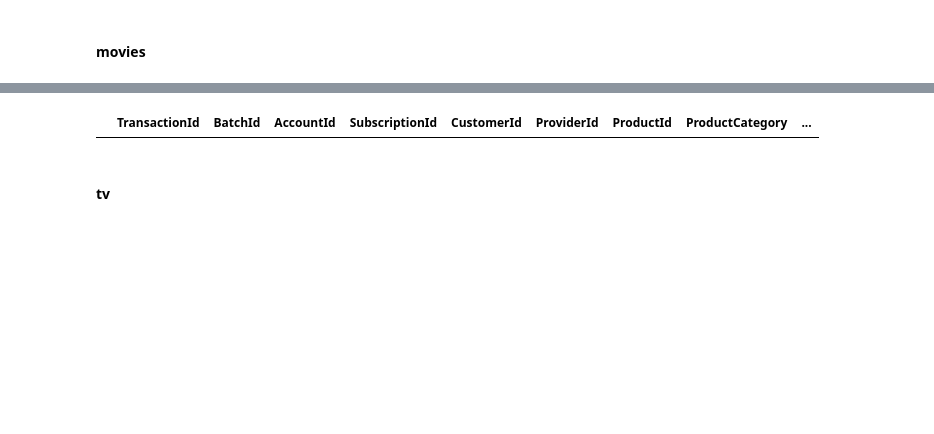
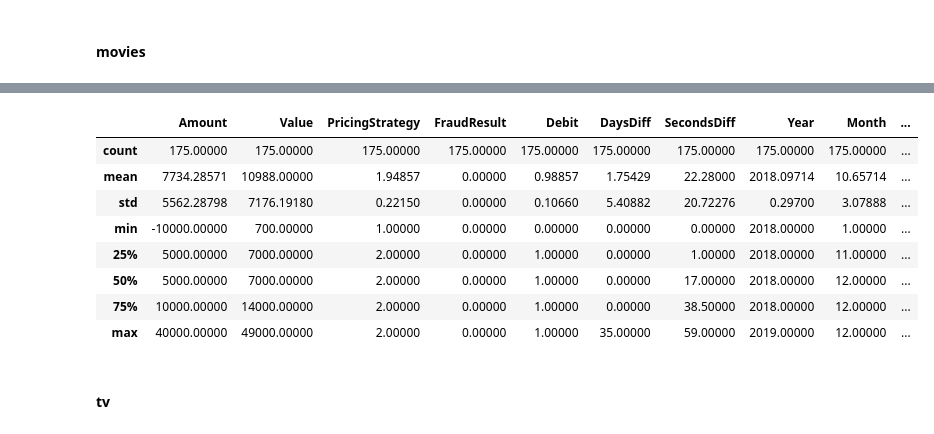
Before and after one commit to vicqybayu/Zindi-Xente-Fraud-Detection, a Jupyter notebook: Xente_Fraud_Detection_Project.ipynb, the cells around one changed output, grey strips where cells are left out. Cells and saved outputs as stored; diff of their text form; code cells hidden in the pictures; blank space fills up the shorter version.

```diff
--- a/Xente_Fraud_Detection_Project.ipynb
+++ b/Xente_Fraud_Detection_Project.ipynb
@@ -254,6 +254,8 @@ df_account_sorted
 95662 rows × 17 columns
 # %%
 # Let's mince the TransactionStartTime column into separate element such as year, month, etc
+import datetime
+df_account_sorted['DayName'] = df_account_sorted.TransactionStartTime.apply(lambda x: datetime.date(x.year, x.month, x.day).strftime('%A'))
 df_account_sorted['Year'] = df_account_sorted.TransactionStartTime.apply(lambda x: x.year)
 df_account_sorted['Month'] = df_account_sorted.TransactionStartTime.apply(lambda x: x.month)
 df_account_sorted['Day'] = df_account_sorted.TransactionStartTime.apply(lambda x: x.day)
@@ -363,3 +344,7 @@ df_account_sorted[df_account_sorted.AccountId == 'AccountId_953'].groupby('Produ
+# %%
+df_account_sorted['HoursDiff'] = df_account_sorted.SecondsDiff.values // 3600
+df_account_sorted['MinutesDiff'] = df_account_sorted.SecondsDiff.values % 3600 // 60
+df_account_sorted.SecondsDiff = df_account_sorted.SecondsDiff.values % 3600 % 60
 # %%
 df_account_sorted.groupby('ProductCategory').median()
 # %% [output]
@@ -540,7 +489,15 @@ df_account_sorted[df_account_sorted.ProductCategory == 'movies'].describe()
 # %%
 # seems like there's no fraudulent transaction in movies product category
-df_account_sorted[(df_account_sorted.ProductCategory == 'movies') & (df_account_sorted.FraudResult == 1)]
+df_account_sorted[df_account_sorted.ProductCategory == 'movies'].describe()
 # %% [output]
-|  | TransactionId | BatchId | AccountId | SubscriptionId | CustomerId | ProviderId | ProductId | ProductCategory | ... |
+|  | Amount | Value | PricingStrategy | FraudResult | Debit | DaysDiff | SecondsDiff | Year | Month | ... |
+| count | 175.00000 | 175.00000 | 175.00000 | 175.00000 | 175.00000 | 175.00000 | 175.00000 | 175.00000 | 175.00000 | ... |
+| mean | 7734.28571 | 10988.00000 | 1.94857 | 0.00000 | 0.98857 | 1.75429 | 22.28000 | 2018.09714 | 10.65714 | ... |
+| std | 5562.28798 | 7176.19180 | 0.22150 | 0.00000 | 0.10660 | 5.40882 | 20.72276 | 0.29700 | 3.07888 | ... |
+| min | -10000.00000 | 700.00000 | 1.00000 | 0.00000 | 0.00000 | 0.00000 | 0.00000 | 2018.00000 | 1.00000 | ... |
+| 25% | 5000.00000 | 7000.00000 | 2.00000 | 0.00000 | 1.00000 | 0.00000 | 1.00000 | 2018.00000 | 11.00000 | ... |
+| 50% | 5000.00000 | 7000.00000 | 2.00000 | 0.00000 | 1.00000 | 0.00000 | 17.00000 | 2018.00000 | 12.00000 | ... |
+| 75% | 10000.00000 | 14000.00000 | 2.00000 | 0.00000 | 1.00000 | 0.00000 | 38.50000 | 2018.00000 | 12.00000 | ... |
+| max | 40000.00000 | 49000.00000 | 2.00000 | 0.00000 | 1.00000 | 35.00000 | 59.00000 | 2019.00000 | 12.00000 | ... |
 # %% [markdown]
 #### tv
```
Also changed, not shown: parts of 66 cells of this notebook.
